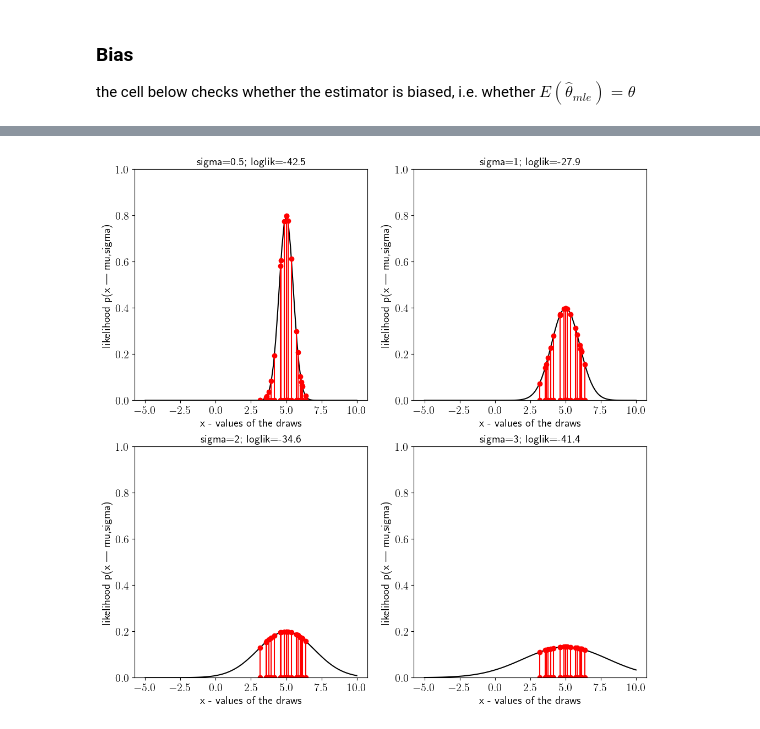
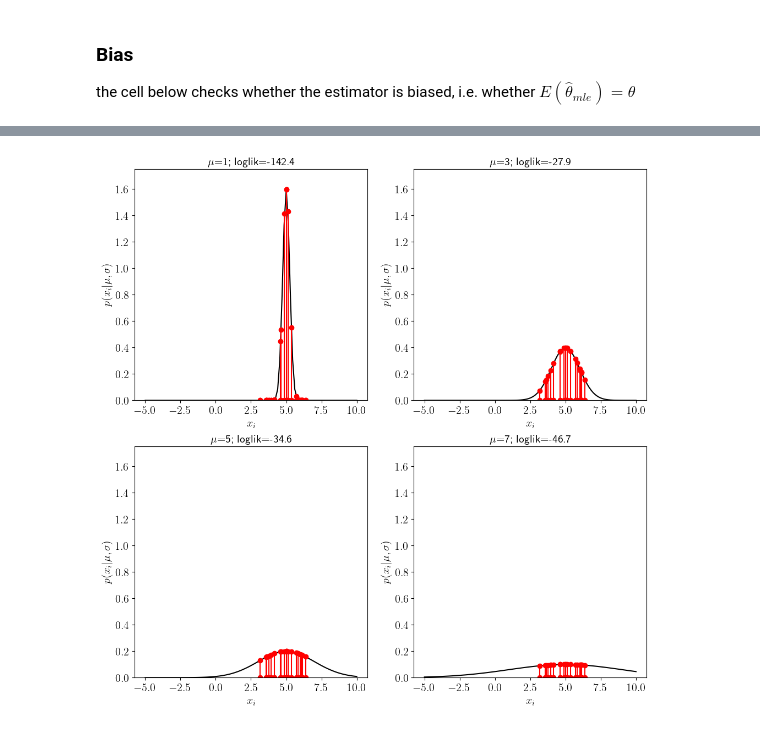
Before and after one commit to cdds-uiuc/simles-book, a Jupyter notebook: _build/jupyter_execute/content/Module02/M02_N01_Estimation.ipynb, the cells around one changed output, grey strips where cells are left out. Drawn from its saved outputs; the diff is of its cells as text; code cells hidden in the pictures.

```diff
--- a/_build/jupyter_execute/content/Module02/M02_N01_Estimation.ipynb
+++ b/_build/jupyter_execute/content/Module02/M02_N01_Estimation.ipynb
@@ -8,7 +9,6 @@ from scipy import stats
 import pandas as pd
 # These are some parameters to make figures nice (and big)
 
-plt.rcParams['figure.figsize'] = 16,8
 params = {'legend.fontsize': 'x-large',
           'figure.figsize': (15, 5),
           'axes.labelsize': 'x-large',
@@ -287,18 +284,0 @@ print(x)
-# %%
-Nsamples=20
-x=x_var.rvs(size=Nsamples)
-# take a guess
-
-loc=5
-scale=1
-
-pdf=stats.norm.pdf(x_support,loc=loc,scale=scale)
-
-out=np.histogram(x,20,density='true')
-bins=(out[1][0:-1]+out[1][1:])/2
-freq=out[0]
-
-plt.hist(x,20,density='true')
-plt.plot(bins,freq,'ro')
-#plt.plot(x_support,pdf,'k')
-plt.xlim(0,10)
@@ -396,7 +310,7 @@ Nsamples=20
 x=stats.norm.rvs(loc=mu_true, scale=sig_true,size=Nsamples)
 
 # we will evalute the likelihood for four values of mu.
-mu_vec=[3,4,5,6]
+mu_vec=[1,3,5,7]
 
 # make a plot
 figure,axs=plt.subplots(2,2,figsize=[12,12])
@@ -419,7 +333,7 @@ for j in range(4):
     #compute the total log likelihood
     loglik=(np.sum(np.log(stats.norm.pdf(x,loc=mu_vec[j],scale=sig_true))))
 
-    plt.xlabel('x - values of the draws')
-    plt.ylabel('likelihood p(x | mu,sigma)')
-    plt.title('mu='+str(mu_vec[j])+';  loglik='+str(round(loglik,1)))
+    plt.xlabel(r'$x_i$ ')
+    plt.ylabel(r'$p(x_i | \mu,\sigma)$')
+    plt.title(r'$\mu$='+str(mu_vec[j])+';  loglik='+str(round(loglik,1)))
 # %% [output]
@@ -433,38 +349,38 @@ We will use synthetic data, where we provide $\mu$ and $\sigma$.
 # %%
 np.random.seed(seed=233421)
 mu_true=5
 sig_true=1
 Nsamples=20
 
 x=stats.norm.rvs(loc=mu_true, scale=sig_true,size=Nsamples)
 
 
-sig_vec=[0.5,1,2,3]
+sig_vec=[0.25,1,2,4]
 
 figure,axs=plt.subplots(2,2,figsize=[12,12])
 x_support=np.linspace(-5,10,100)
 
 #cycle over four possible values of mu
 for j in range(4):
     plt.subplot(2,2,j+1)
 
     # plot the pdf of a gaussian
     pdf=stats.norm.pdf(x_support,loc=mu_true,scale=sig_vec[j])
     plt.plot(x_support,pdf,'k')
-    plt.ylim(0,1)
+    plt.ylim(0,1.75)
 
     # for every sample in the data x, plot the data and the value of the likelihood for that data point
     for k in range(len(x)):
         plt.plot([x[k],x[k]],[0,stats.norm.pdf(x[k],loc=mu_true,scale=sig_vec[j])],'r-o')
 
     #compute the total likelihood
     loglik=(np.sum(np.log(stats.norm.pdf(x,loc=mu_true,scale=sig_vec[j]))))
 
-    plt.xlabel('x - values of the draws')
-    plt.ylabel('likelihood p(x | mu,sigma)')
-    plt.title('sigma='+str(sig_vec[j])+';  loglik='+str(round(loglik,1)))
+    plt.xlabel(r'$x_i$ ')
+    plt.ylabel(r'$p(x_i | \mu,\sigma)$')
+    plt.title(r'$\mu$='+str(mu_vec[j])+';  loglik='+str(round(loglik,1)))
 # %% [output]
-[figure, old version]
+[figure, new version]
 # %% [markdown]
 ### MLE estimates for a Gaussian:
 
```
Also changed, not shown: parts of 25 cells of this notebook, 44 other files.
